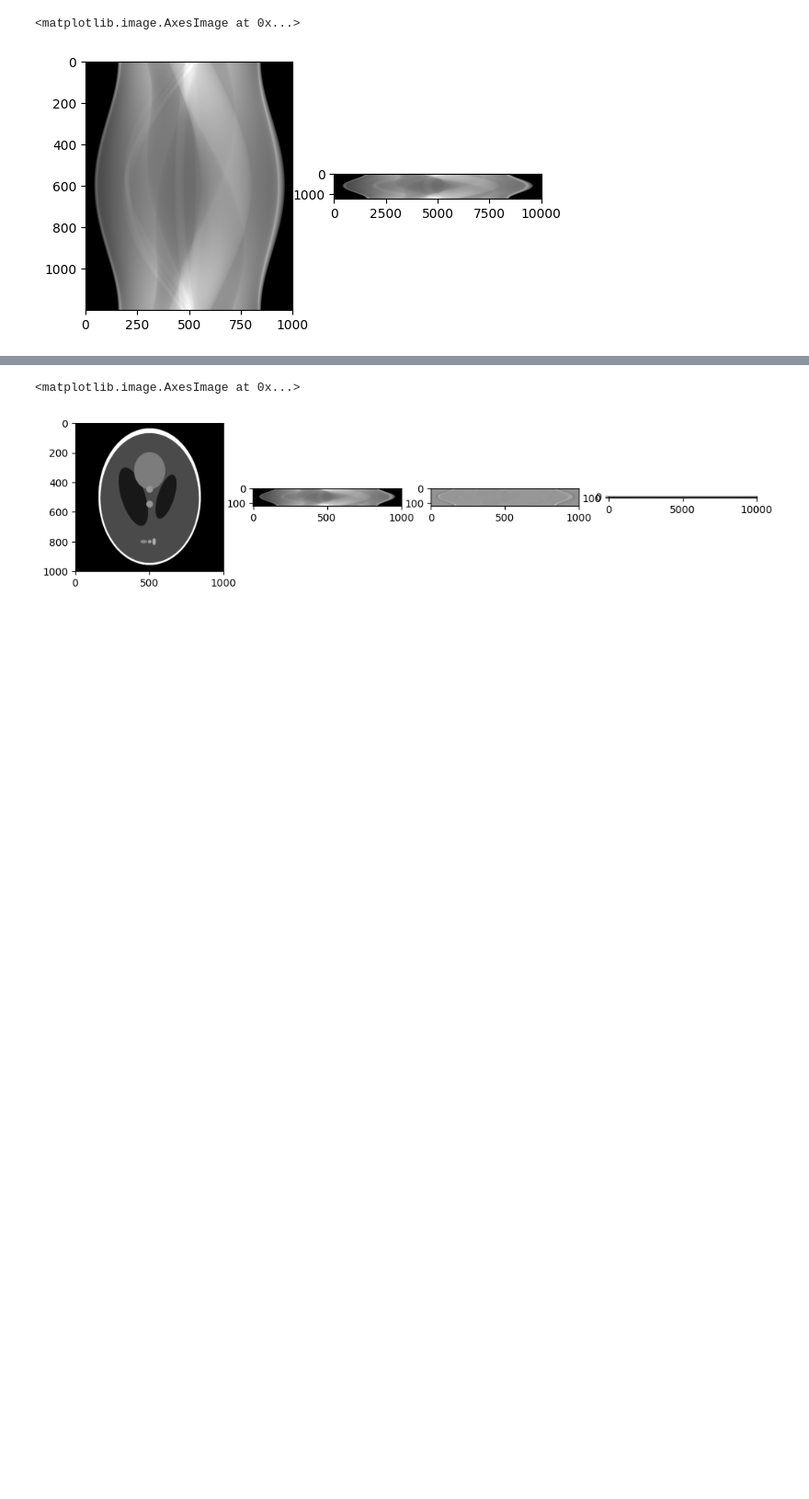
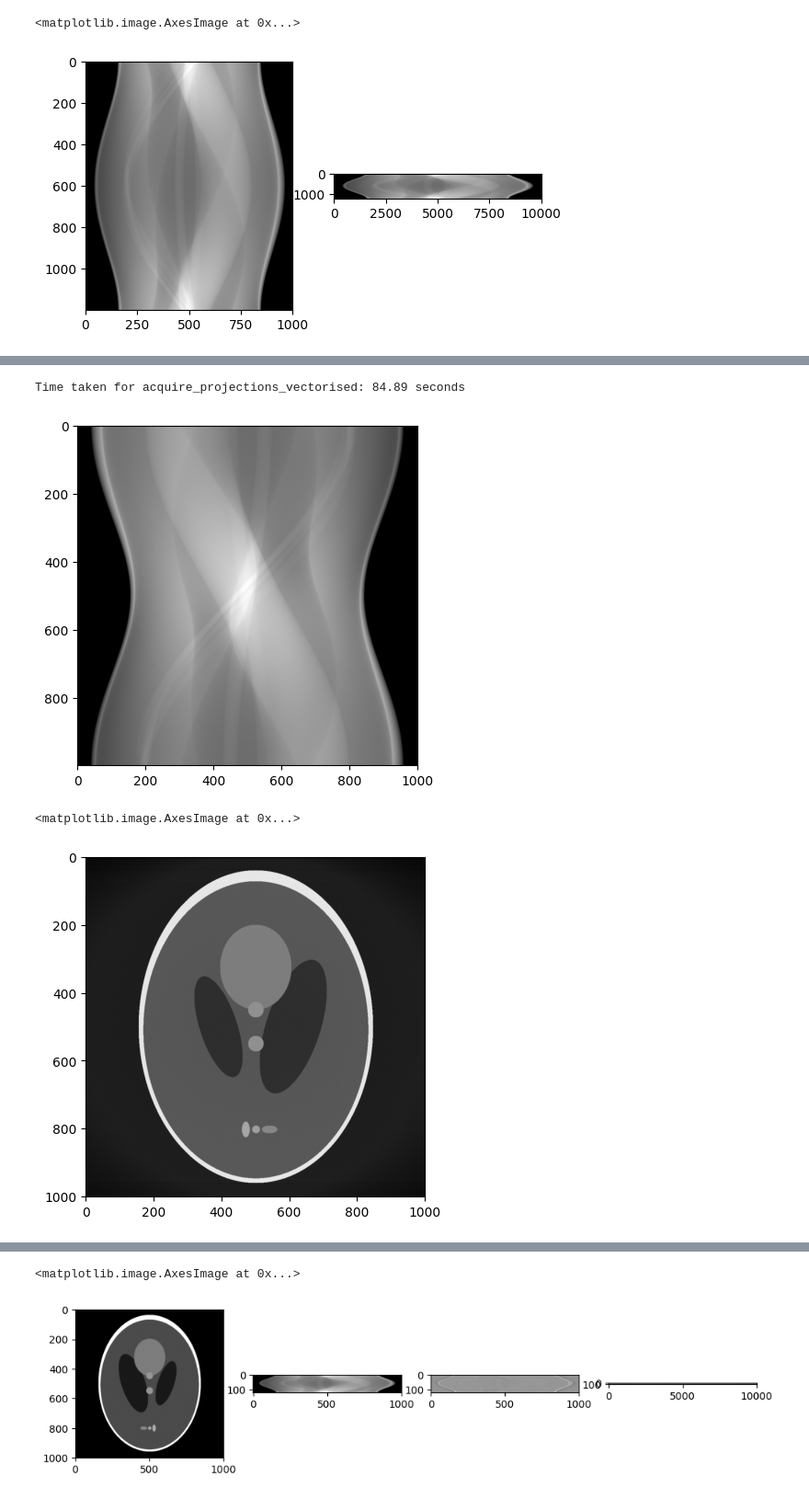
Before and after one commit to PauAltur/CT_recon, a Jupyter notebook: test_nb.ipynb, the cells around one changed output, grey strips where cells are left out. Shown at 92% size. Cells and saved outputs as stored; diff of their text form; code cells hidden in the pictures; blank space fills up the shorter version.

```diff
--- a/test_nb.ipynb
+++ b/test_nb.ipynb
@@ -239,0 +253,38 @@ Backprojection:  (120, 1001, 1001)
+# %%
+import numpy as np
+import matplotlib.pyplot as plt
+from shepp_logan import shepp_logan
+from project import acquire_projections
+from time import time
+from reconstruct import filter_projections, interpolate_projections, backproject, DiscreteWindowedRampFilter
+
+N = 1001
+K = [1,10,100,1000]
+tau = 0.1
+factor = 10
+
+phantom = shepp_logan(N)
+
+start = time()
+P_theta_vectorised = acquire_projections(phantom, n_projections=1000, axis="x", vectorised=True)
+end = time()
+print(f"Time taken for acquire_projections_vectorised: {end - start:.2f} seconds")
+
+plt.imshow(P_theta_vectorised, cmap="gray")
+plt.show()
+# Filter projections
+Q_theta = filter_projections(P_theta_vectorised, tau=tau)
+
+# Interpolate projections
+t = np.arange(-N // 2, N // 2) * tau
+t_new, Q_theta_interp = interpolate_projections(t, Q_theta, factor=10)
+
+# Backproject to reconstruct the image
+recon = backproject(Q_theta_interp, N, t_new, tau)
+
+plt.imshow(recon, cmap="gray")
+# %% [output]
+Time taken for acquire_projections_vectorised: 84.89 seconds
+[figure, added]
+<matplotlib.image.AxesImage at 0x...>
+[figure, added]
```
Also changed, not shown: parts of 16 cells of this notebook, 3 other files.
